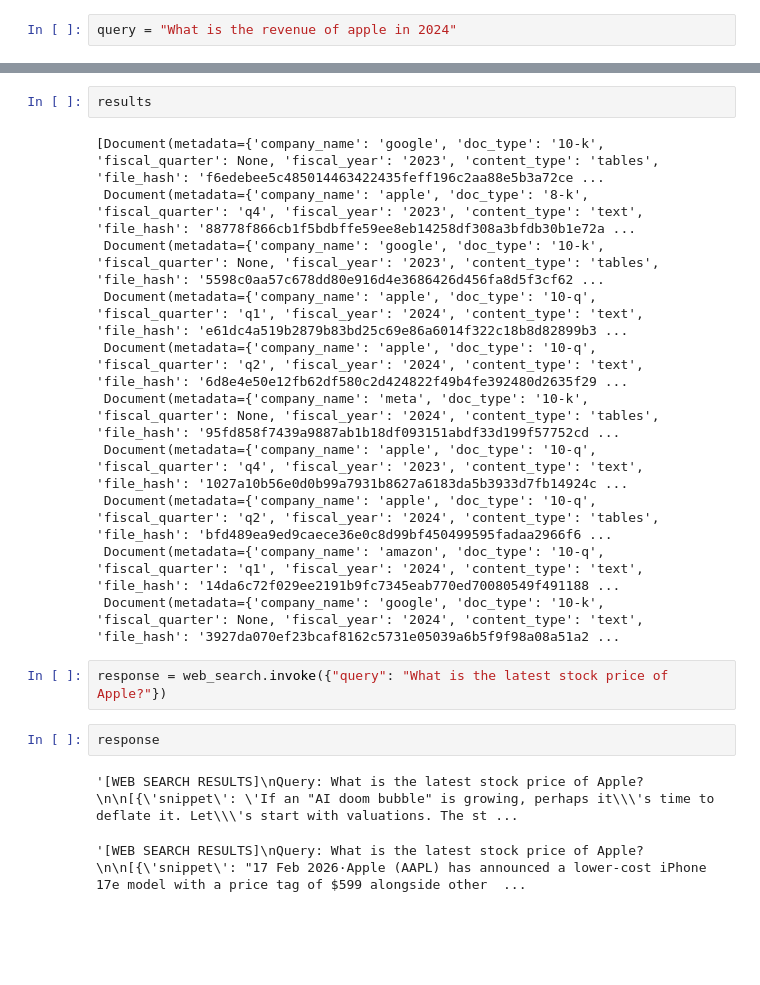
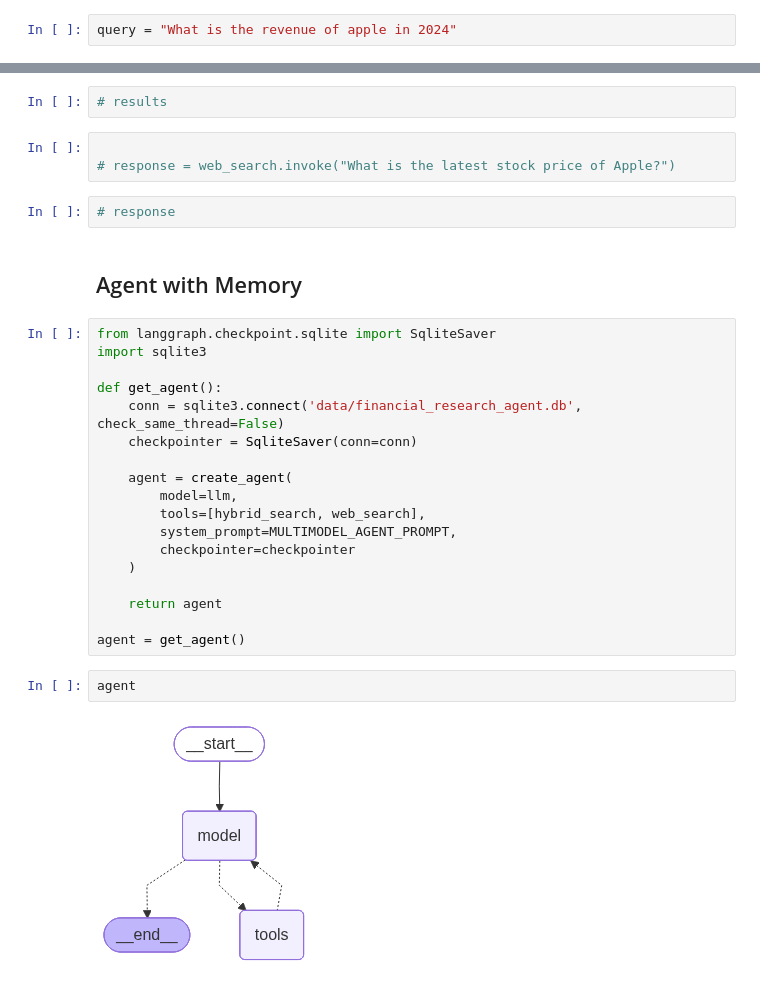
Before and after one commit to Yash-KK/FinancialFilings-RAG, a Jupyter notebook: 5_research_agent.ipynb, the cells around one changed output, grey strips where cells are left out. Drawn from its saved outputs; the diff is of its cells as text; blank space fills up the shorter version.

Commit message:
create agent

```diff
--- a/5_research_agent.ipynb
+++ b/5_research_agent.ipynb
@@ -39,22 +37,31 @@ results = hybrid_search.invoke(query)
 # %%
-results
+# results
-# %% [output]
-[Document(metadata={'company_name': 'google', 'doc_type': '10-k', 'fiscal_quarter': None, 'fiscal_year': '2023', 'content_type': 'tables', 'file_hash': 'f6edebee5c485014463422435feff196c2aa88e5b3a72ce ...
- Document(metadata={'company_name': 'apple', 'doc_type': '8-k', 'fiscal_quarter': 'q4', 'fiscal_year': '2023', 'content_type': 'text', 'file_hash': '88778f866cb1f5bdbffe59ee8eb14258df308a3bfdb30b1e72a ...
- Document(metadata={'company_name': 'google', 'doc_type': '10-k', 'fiscal_quarter': None, 'fiscal_year': '2023', 'content_type': 'tables', 'file_hash': '5598c0aa57c678dd80e916d4e3686426d456fa8d5f3cf62 ...
- Document(metadata={'company_name': 'apple', 'doc_type': '10-q', 'fiscal_quarter': 'q1', 'fiscal_year': '2024', 'content_type': 'text', 'file_hash': 'e61dc4a519b2879b83bd25c69e86a6014f322c18b8d82899b3 ...
- Document(metadata={'company_name': 'apple', 'doc_type': '10-q', 'fiscal_quarter': 'q2', 'fiscal_year': '2024', 'content_type': 'text', 'file_hash': '6d8e4e50e12fb62df580c2d424822f49b4fe392480d2635f29 ...
- Document(metadata={'company_name': 'meta', 'doc_type': '10-k', 'fiscal_quarter': None, 'fiscal_year': '2024', 'content_type': 'tables', 'file_hash': '95fd858f7439a9887ab1b18df093151abdf33d199f57752cd ...
- Document(metadata={'company_name': 'apple', 'doc_type': '10-q', 'fiscal_quarter': 'q4', 'fiscal_year': '2023', 'content_type': 'text', 'file_hash': '1027a10b56e0d0b99a7931b8627a6183da5b3933d7fb14924c ...
- Document(metadata={'company_name': 'apple', 'doc_type': '10-q', 'fiscal_quarter': 'q2', 'fiscal_year': '2024', 'content_type': 'tables', 'file_hash': 'bfd489ea9ed9caece36e0c8d99bf450499595fadaa2966f6 ...
- Document(metadata={'company_name': 'amazon', 'doc_type': '10-q', 'fiscal_quarter': 'q1', 'fiscal_year': '2024', 'content_type': 'text', 'file_hash': '14da6c72f029ee2191b9fc7345eab770ed70080549f491188 ...
- Document(metadata={'company_name': 'google', 'doc_type': '10-k', 'fiscal_quarter': None, 'fiscal_year': '2024', 'content_type': 'text', 'file_hash': '3927da070ef23bcaf8162c5731e05039a6b5f9f98a08a51a2 ...
 # %%
-response = web_search.invoke({"query": "What is the latest stock price of Apple?"})
+
+# response = web_search.invoke("What is the latest stock price of Apple?")
 # %%
-response
+# response
-# %% [output]
-'[WEB SEARCH RESULTS]\nQuery: What is the latest stock price of Apple?\n\n[{\'snippet\': \'If an "AI doom bubble" is growing, perhaps it\\\'s time to deflate it. Let\\\'s start with valuations. The st ...
+# %% [markdown]
+## Agent with Memory
 # %%
+from langgraph.checkpoint.sqlite import SqliteSaver
+import sqlite3
+
+def get_agent():
+    conn = sqlite3.connect('data/financial_research_agent.db', check_same_thread=False)
+    checkpointer = SqliteSaver(conn=conn)
+
+    agent = create_agent(
+        model=llm,
+        tools=[hybrid_search, web_search],
+        system_prompt=MULTIMODEL_AGENT_PROMPT,
+        checkpointer=checkpointer
+    )
+
+    return agent
+
+agent = get_agent()
-# %% [output]
-'[WEB SEARCH RESULTS]\nQuery: What is the latest stock price of Apple?\n\n[{\'snippet\': "17 Feb 2026·Apple (AAPL) has announced a lower-cost iPhone 17e model with a price tag of $599 alongside other  ...
+# %%
+agent
+# %% [output]
+[figure, added]
```
Also changed, not shown: parts of 12 cells of this notebook, 4 other files.
